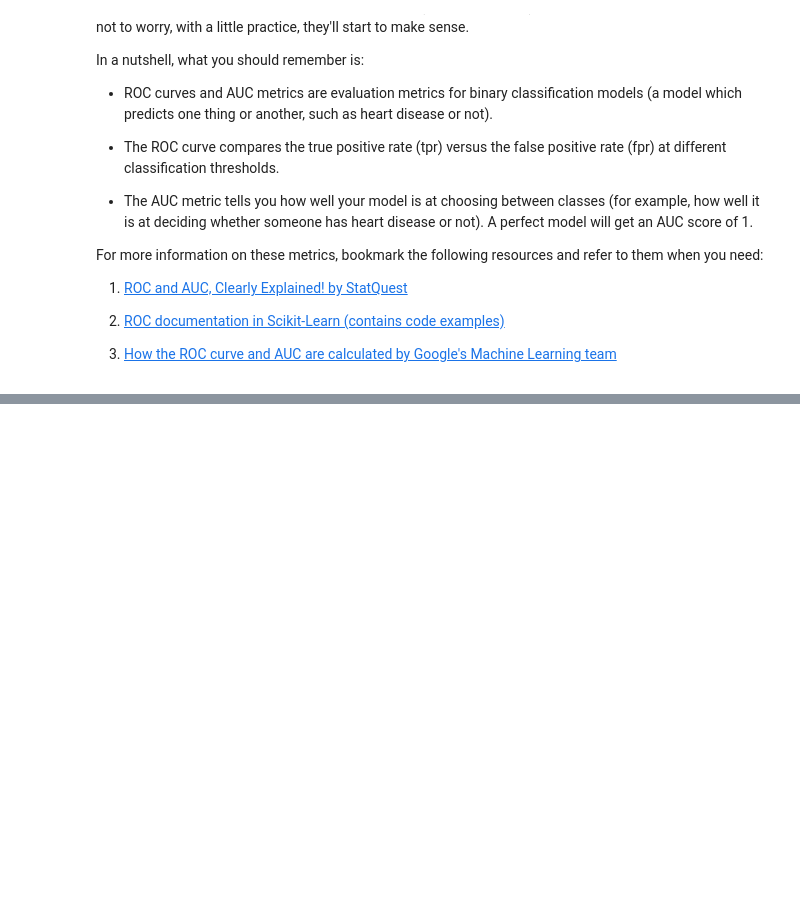
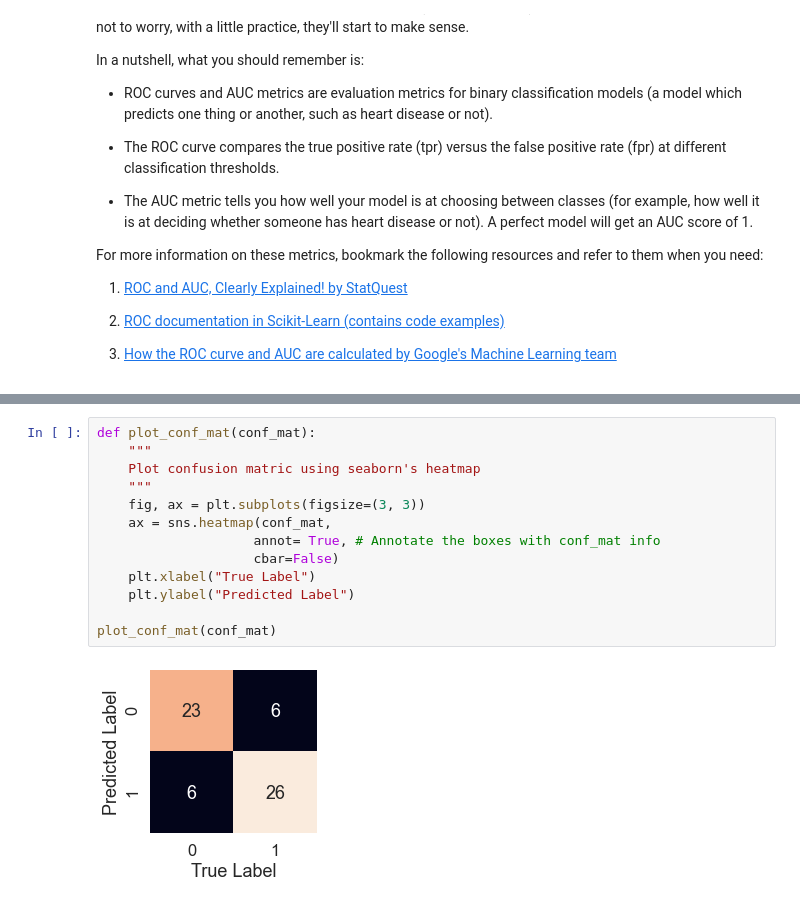
Before and after one commit to junawaneshivani/Machine-Learning-Algorithms, a Jupyter notebook: Scikit-learn/4_making_predictions_and_evaluating_a_model.ipynb, the cells around one changed output, grey strips where cells are left out. Drawn from its saved outputs; the diff is of its cells as text; blank space fills up the shorter version.

```diff
--- a/Scikit-learn/4_making_predictions_and_evaluating_a_model.ipynb
+++ b/Scikit-learn/4_making_predictions_and_evaluating_a_model.ipynb
@@ -366,0 +414,15 @@ For more information on these metrics, bookmark the following resources and refe
+# %%
+def plot_conf_mat(conf_mat):
+    """
+    Plot confusion matric using seaborn's heatmap
+    """
+    fig, ax = plt.subplots(figsize=(3, 3))
+    ax = sns.heatmap(conf_mat,
+                    annot= True, # Annotate the boxes with conf_mat info
+                    cbar=False)
+    plt.xlabel("True Label")
+    plt.ylabel("Predicted Label")
+
+plot_conf_mat(conf_mat)
+# %% [output]
+[figure, added]
```
Also changed, not shown: parts of 48 cells of this notebook.
